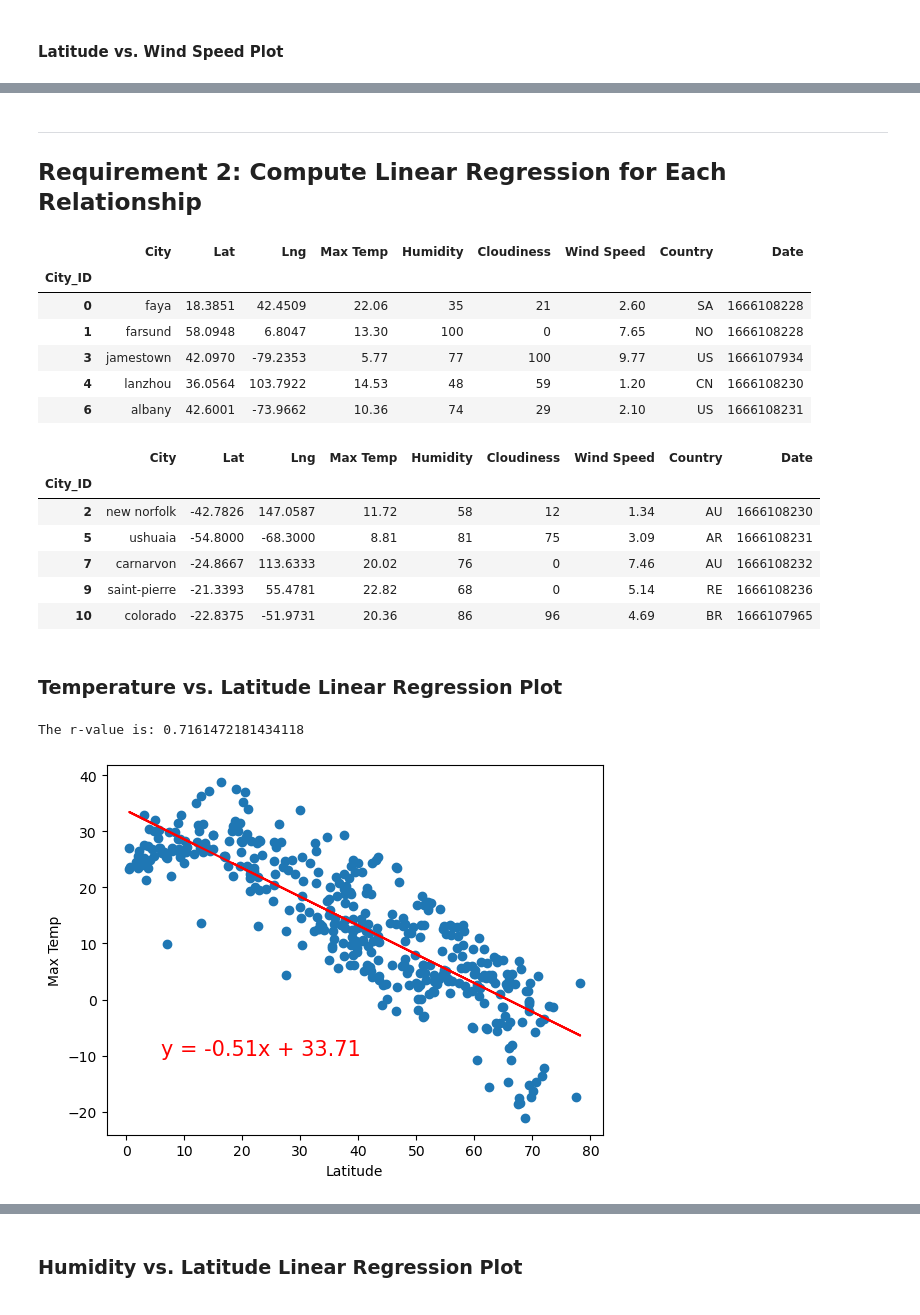
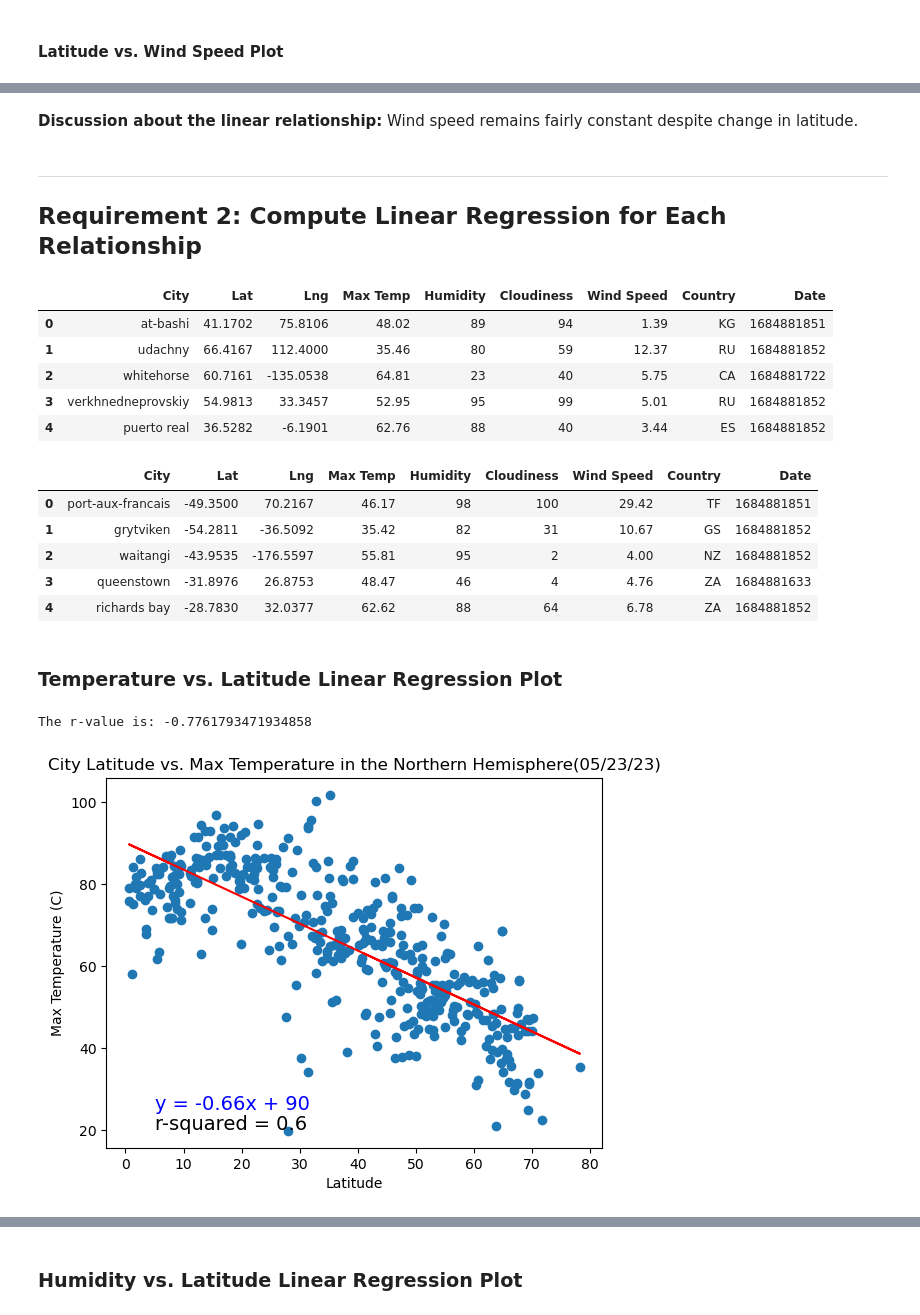
Before and after one commit to wteklay/python-api-challenge, a Jupyter notebook: WeatherPy.ipynb, the cells around one changed output, grey strips where cells are left out. Drawn from its saved outputs; the diff is of its cells as text; code cells hidden in the pictures.

```diff
--- a/WeatherPy.ipynb
+++ b/WeatherPy.ipynb
@@ -21,7 +21,7 @@ from api_keys import weather_api_key
 # Import citipy to determine the cities based on latitude and longitude
 from citipy import citipy
 # %%
-output_data = "output_data/cities.csv"
+output_data = "output/cities.csv"
 # %% [markdown]
 ### Generate the Cities List by Using the `citipy` Library
 # %%
@@ -269,3 +294,5 @@ plt.show()
+# %% [markdown]
+**Discussion about the linear relationship:** Wind speed remains fairly constant despite change in latitude.
 # %% [markdown]
 ---
 
@@ -290,12 +317,11 @@ northern_hemi_df = northern_hemi_df.reset_index(drop=True)
 northern_hemi_df.head()
 # %% [output]
 |  | City | Lat | Lng | Max Temp | Humidity | Cloudiness | Wind Speed | Country | Date |
-| City_ID |  |  |  |  |  |  |  |  |  |
-| 0 | faya | 18.3851 | 42.4509 | 22.06 | 35 | 21 | 2.60 | SA | 1666108228 |
-| 1 | farsund | 58.0948 | 6.8047 | 13.30 | 100 | 0 | 7.65 | NO | 1666108228 |
-| 3 | jamestown | 42.0970 | -79.2353 | 5.77 | 77 | 100 | 9.77 | US | 1666107934 |
-| 4 | lanzhou | 36.0564 | 103.7922 | 14.53 | 48 | 59 | 1.20 | CN | 1666108230 |
-| 6 | albany | 42.6001 | -73.9662 | 10.36 | 74 | 29 | 2.10 | US | 1666108231 |
+| 0 | at-bashi | 41.1702 | 75.8106 | 48.02 | 89 | 94 | 1.39 | KG | 1684881851 |
+| 1 | udachny | 66.4167 | 112.4000 | 35.46 | 80 | 59 | 12.37 | RU | 1684881852 |
+| 2 | whitehorse | 60.7161 | -135.0538 | 64.81 | 23 | 40 | 5.75 | CA | 1684881722 |
+| 3 | verkhnedneprovskiy | 54.9813 | 33.3457 | 52.95 | 95 | 99 | 5.01 | RU | 1684881852 |
+| 4 | puerto real | 36.5282 | -6.1901 | 62.76 | 88 | 40 | 3.44 | ES | 1684881852 |
 # %%
 # Create a DataFrame with the Southern Hemisphere data (Latitude < 0)
 southern_hemi_df = city_data_df[city_data_df["Lat"] < 0]
@@ -305,22 +331,28 @@ southern_hemi_df = southern_hemi_df.reset_index(drop=True)
 southern_hemi_df.head()
 # %% [output]
 |  | City | Lat | Lng | Max Temp | Humidity | Cloudiness | Wind Speed | Country | Date |
-| City_ID |  |  |  |  |  |  |  |  |  |
-| 2 | new norfolk | -42.7826 | 147.0587 | 11.72 | 58 | 12 | 1.34 | AU | 1666108230 |
-| 5 | ushuaia | -54.8000 | -68.3000 | 8.81 | 81 | 75 | 3.09 | AR | 1666108231 |
-| 7 | carnarvon | -24.8667 | 113.6333 | 20.02 | 76 | 0 | 7.46 | AU | 1666108232 |
-| 9 | saint-pierre | -21.3393 | 55.4781 | 22.82 | 68 | 0 | 5.14 | RE | 1666108236 |
-| 10 | colorado | -22.8375 | -51.9731 | 20.36 | 86 | 96 | 4.69 | BR | 1666107965 |
+| 0 | port-aux-francais | -49.3500 | 70.2167 | 46.17 | 98 | 100 | 29.42 | TF | 1684881851 |
+| 1 | grytviken | -54.2811 | -36.5092 | 35.42 | 82 | 31 | 10.67 | GS | 1684881852 |
+| 2 | waitangi | -43.9535 | -176.5597 | 55.81 | 95 | 2 | 4.00 | NZ | 1684881852 |
+| 3 | queenstown | -31.8976 | 26.8753 | 48.47 | 46 | 4 | 4.76 | ZA | 1684881633 |
+| 4 | richards bay | -28.7830 | 32.0377 | 62.62 | 88 | 64 | 6.78 | ZA | 1684881852 |
 # %% [markdown]
 ###  Temperature vs. Latitude Linear Regression Plot
 # %%
 # Linear regression on Northern Hemisphere
 x = northern_hemi_df["Lat"]
 y = northern_hemi_df["Max Temp"]
+
 lin_reg_plot(x,y)
+slope, inter, r, p, std_err = linregress(x, y)
+r_squared = round(r**2,2)
+line = "y = " + str(round(slope,2)) + "x + " + str(round(inter))
+plt.annotate(f"r-squared = {r_squared}", (5,20), fontsize=14, color="black")
+plt.annotate(line,(5,25), fontsize=14, color="blue")
+plt.title(f"City Latitude vs. Max Temperature in the Northern Hemisphere({time.strftime('%x')})")
 plt.xlabel("Latitude")
-plt.ylabel("Max Temperature")
+plt.ylabel("Max Temperature (C)")
 plt.show()
 # %% [output]
-The r-value is: 0.7161472181434118
+The r-value is: -0.7761793471934858
-[figure, old version]
+[figure, new version]
```
Also changed, not shown: parts of 36 cells of this notebook.
